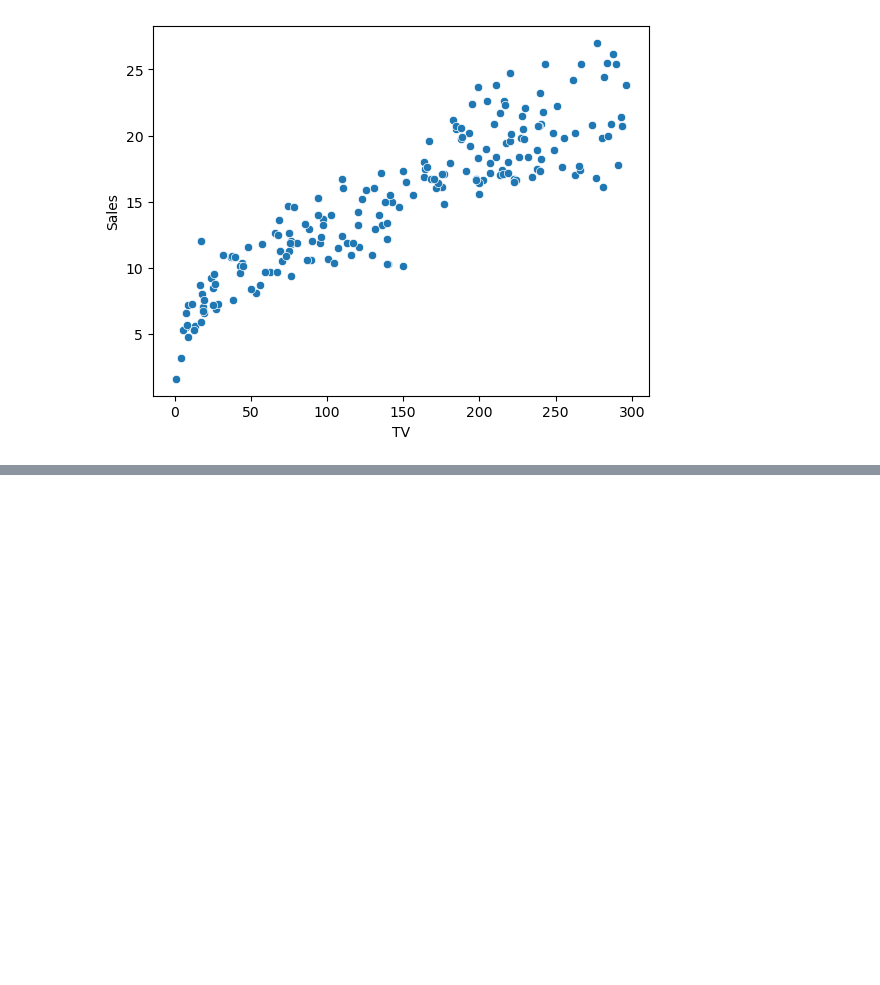
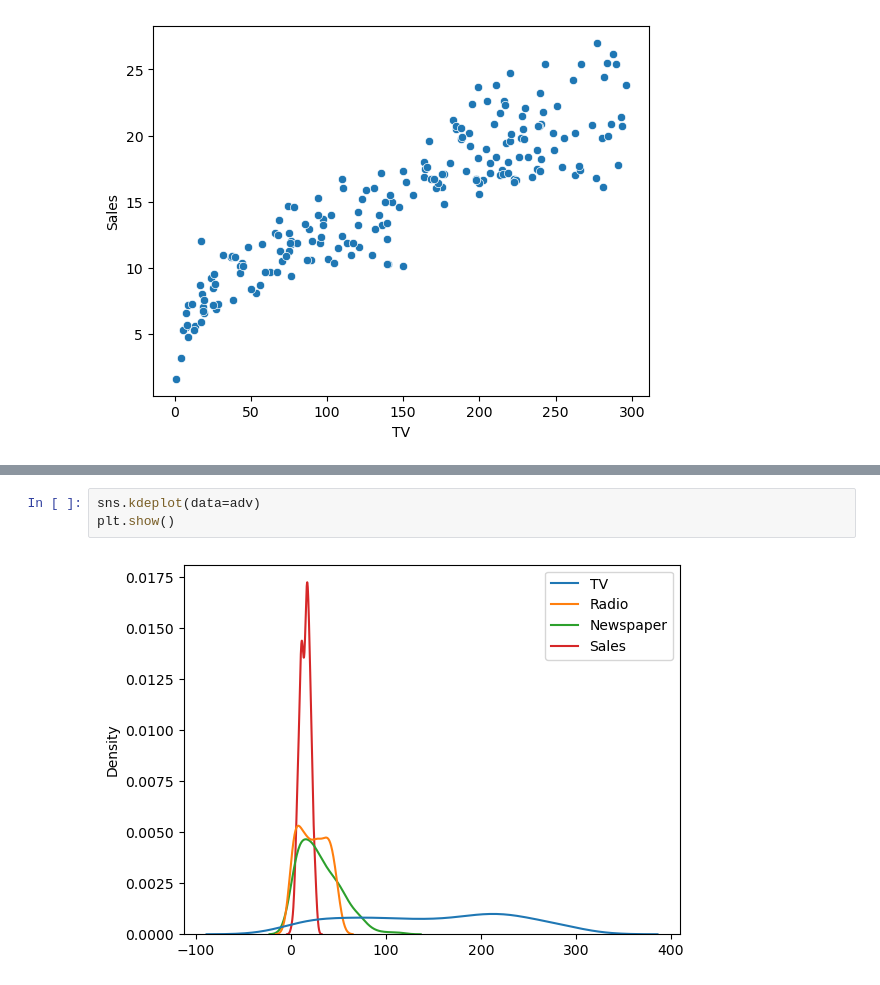
Before and after one commit to musharafaltaf/anacondaPractice, a Jupyter notebook: numpyexample.ipynb, the cells around one changed output, grey strips where cells are left out. Saved outputs shown, nothing was run; the diff lists cells and outputs as text; blank space fills up the shorter version.

```diff
--- a/numpyexample.ipynb
+++ b/numpyexample.ipynb
@@ -1788,0 +1797,5 @@ plt.show()
+# %%
+sns.kdeplot(data=adv)
+plt.show()
+# %% [output]
+[figure, added]
```
Also changed, not shown: parts of 8 cells of this notebook.
